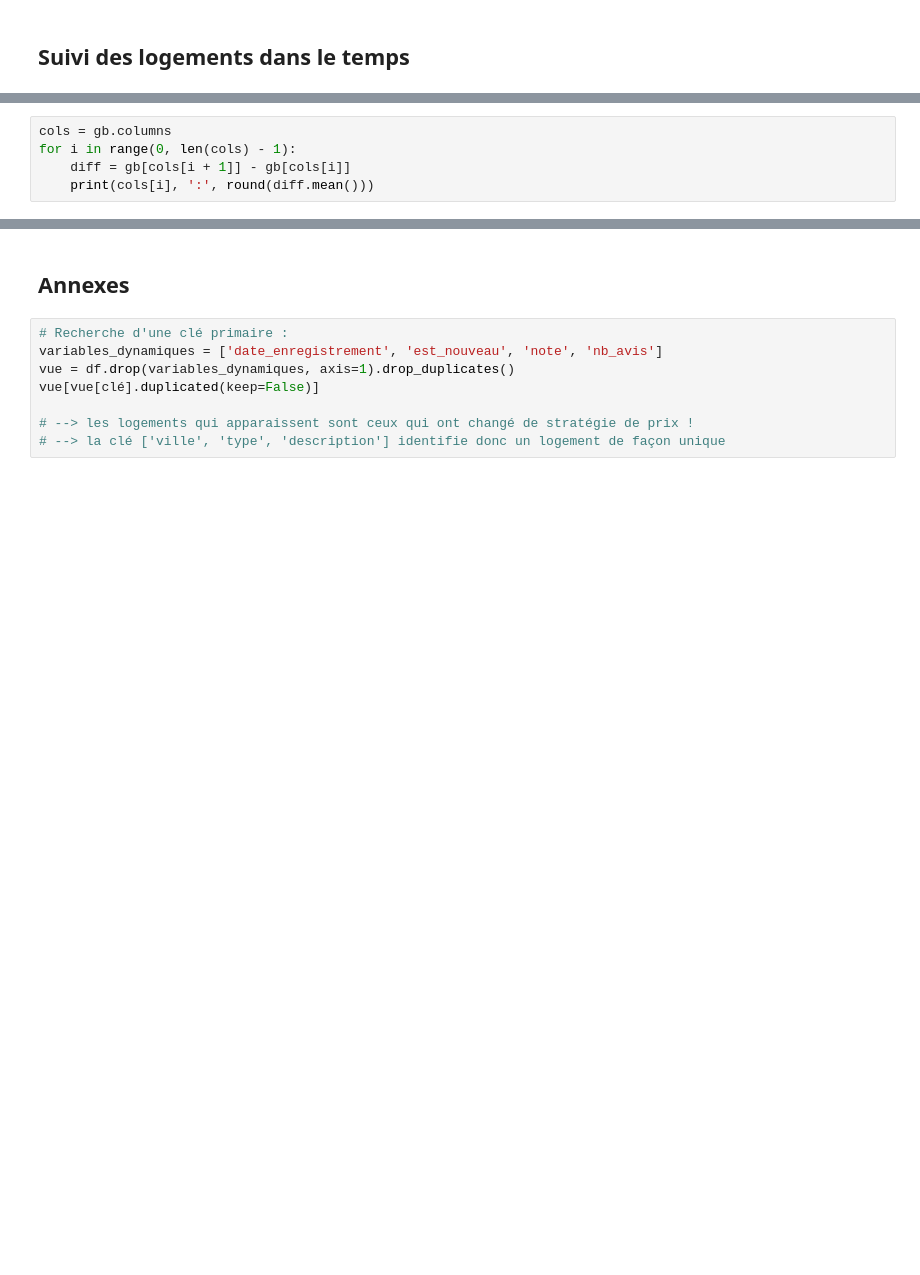
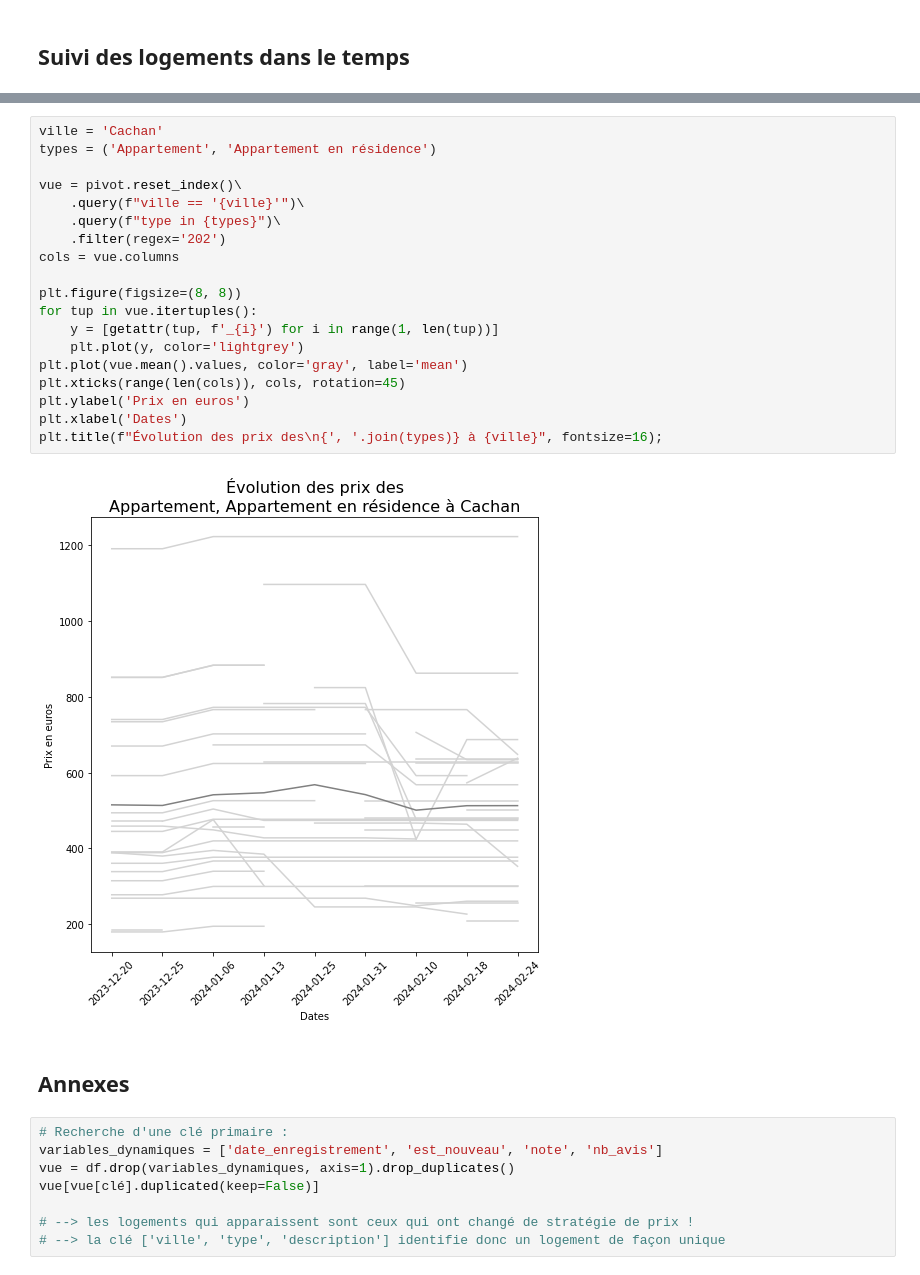
Before and after one commit to PierreDesmet/AirBNB_JO_2024, a Jupyter notebook: Analyses.ipynb, the cells around one changed output, grey strips where cells are left out. Drawn from its saved outputs; the diff is of its cells as text; blank space fills up the shorter version.

```diff
--- a/Analyses.ipynb
+++ b/Analyses.ipynb
@@ -161,5 +134,0 @@ changeurs[changeurs.ville == 'Cachan']
-# %%
-cols = gb.columns
-for i in range(0, len(cols) - 1):
-    diff = gb[cols[i + 1]] - gb[cols[i]]
-    print(cols[i], ':', round(diff.mean()))
@@ -173,3 +158,24 @@ for i in range(0, len(cols) - 1):
+# %%
+ville = 'Cachan'
+types = ('Appartement', 'Appartement en résidence')
+
+vue = pivot.reset_index()\
+    .query(f"ville == '{ville}'")\
+    .query(f"type in {types}")\
+    .filter(regex='202')
+cols = vue.columns
+
+plt.figure(figsize=(8, 8))
+for tup in vue.itertuples():
+    y = [getattr(tup, f'_{i}') for i in range(1, len(tup))]
+    plt.plot(y, color='lightgrey')
+plt.plot(vue.mean().values, color='gray', label='mean')
+plt.xticks(range(len(cols)), cols, rotation=45)
+plt.ylabel('Prix en euros')
+plt.xlabel('Dates')
+plt.title(f"Évolution des prix des\n{', '.join(types)} à {ville}", fontsize=16);
+# %% [output]
+[figure, added]
 # %% [markdown]
 ## Annexes
 # %%
```
Also changed, not shown: parts of 11 cells of this notebook, 2 other files.
